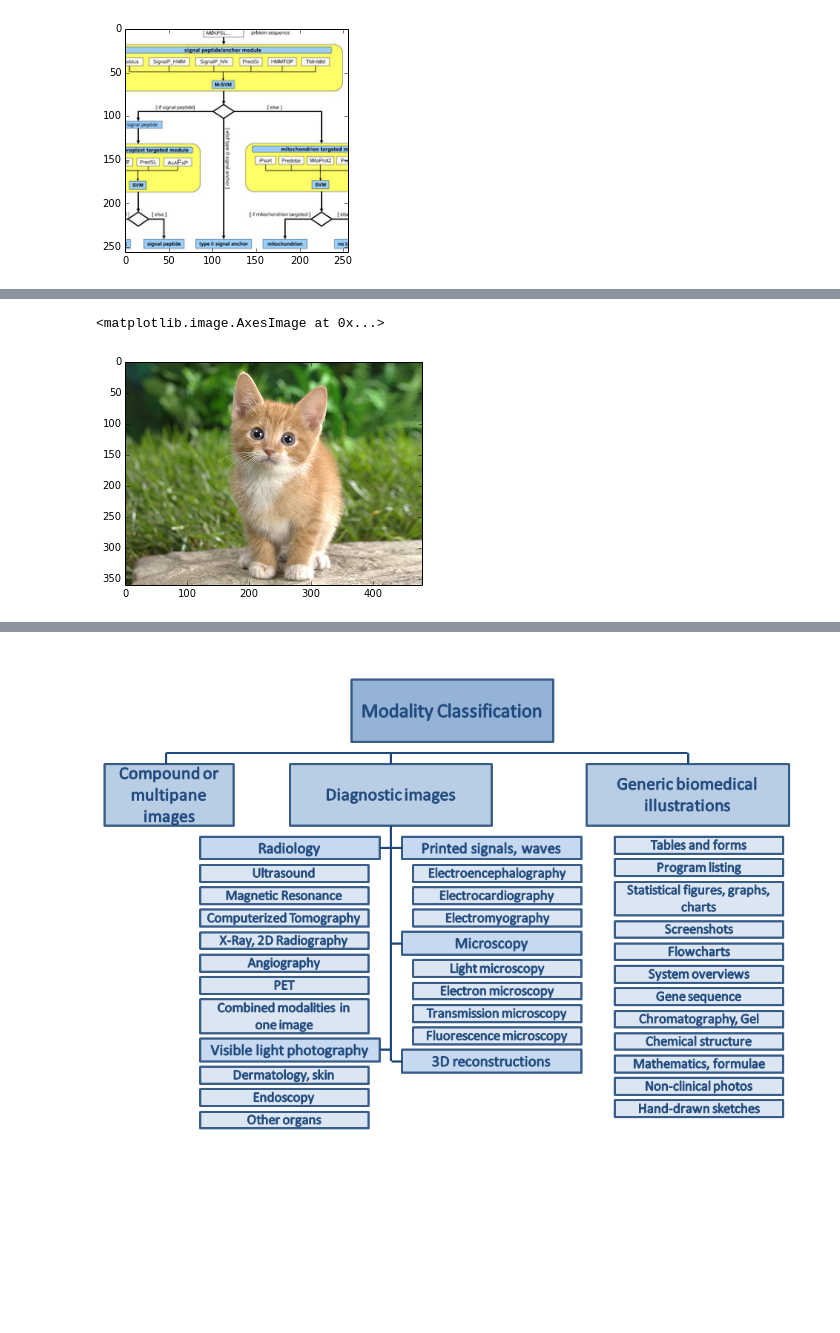
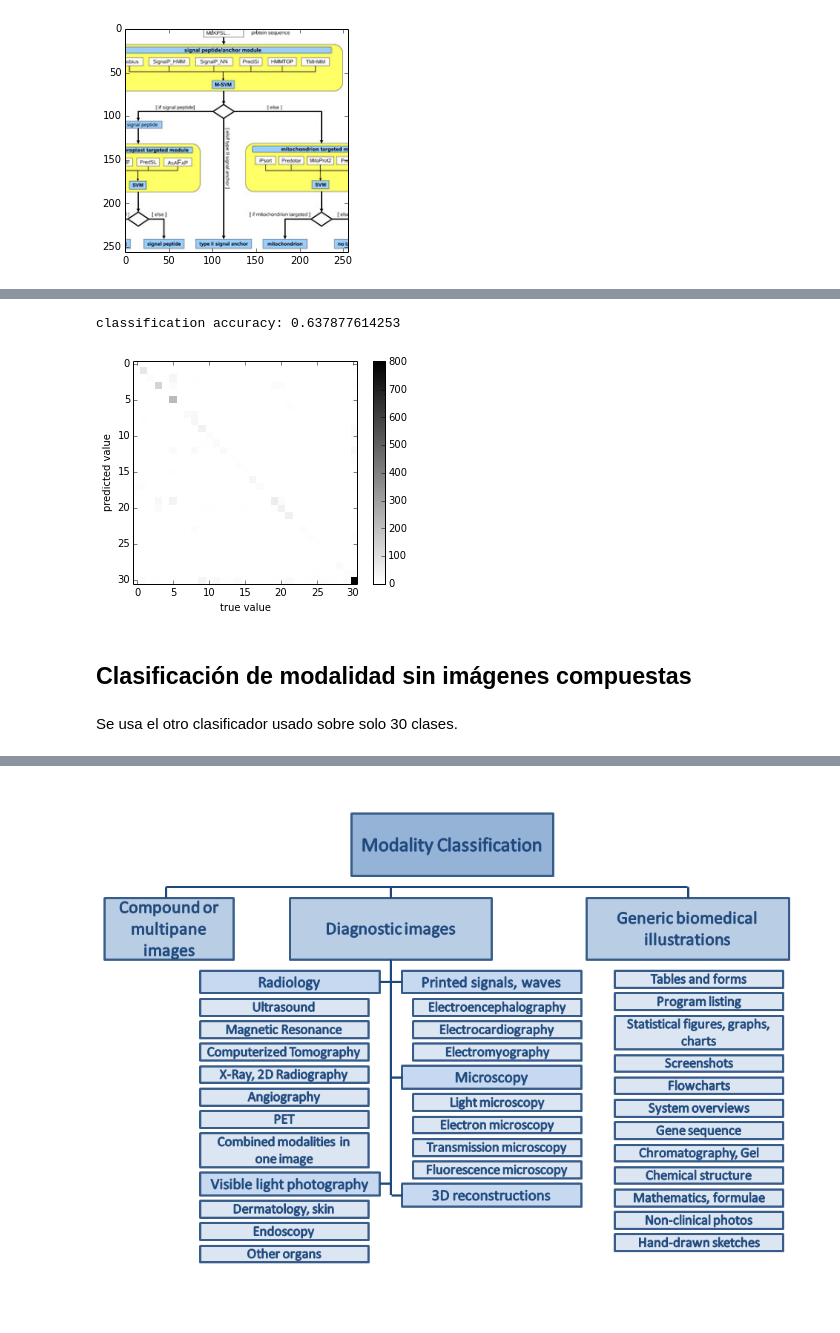
Before and after one commit to inulinux12/Imageclef-med-experimentation, a Jupyter notebook: Modality Classification.ipynb, the cells around one changed output, grey strips where cells are left out. Drawn from its saved outputs; the diff is of its cells as text; code cells hidden in the pictures; blank space fills up the shorter version.

```diff
--- a/Modality Classification.ipynb
+++ b/Modality Classification.ipynb
@@ -64,12 +199,20 @@ print meanp.shape, means.shape
 # %%
 from sklearn import metrics
+yreal, ypred = [], []
+for a in predictedvalues.keys():
+    yreal.append(realdict[a])
+    ypred.append(predictedvalues[a])
 
-def plot_confusion_matrix(y_pred, y):
-    plt.imshow(metrics.confusion_matrix(y, y_pred),
+
+def plot_confusion_matrix(ypred, yreal):
+    plt.imshow(metrics.confusion_matrix(yreal, ypred),
                cmap=plt.cm.binary, interpolation='nearest')
     plt.colorbar()
     plt.xlabel('true value')
     plt.ylabel('predicted value')
 
-print "classification accuracy:", metrics.accuracy_score(y, y_pred)
-plot_confusion_matrix(y, y_pred)
+print "classification accuracy:", metrics.accuracy_score(yreal, ypred)
+plot_confusion_matrix(yreal, ypred)
+# %% [output]
+classification accuracy: 0.637877614253
+[figure, added]
@@ -79,0 +219,4 @@ IMAGE_FILE = 'caffe/examples/images/cat.jpg'
+# %% [markdown]
+## Clasificación de modalidad sin imágenes compuestas
+# %% [markdown]
+Se usa el otro clasificador usado sobre solo 30 clases.
@@ -89,6 +241,0 @@ net.set_mode_cpu()
-# %%
-input_image = caffe.io.load_image(IMAGE_FILE)
-plt.imshow(input_image)
-# %% [output]
-<matplotlib.image.AxesImage at 0x...>
-[figure, removed]
```
Also changed, not shown: parts of 23 cells of this notebook.
